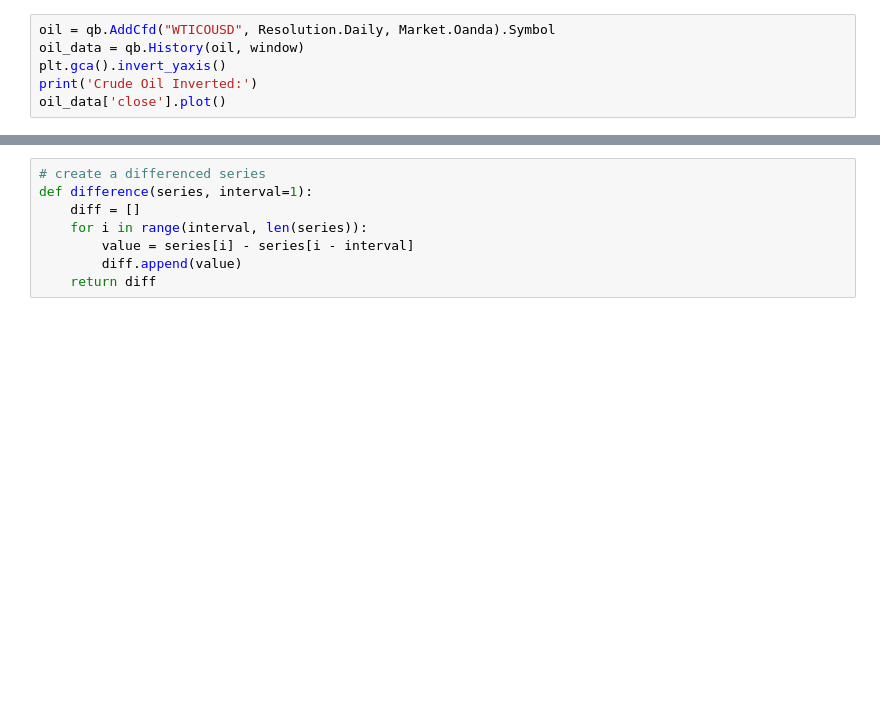
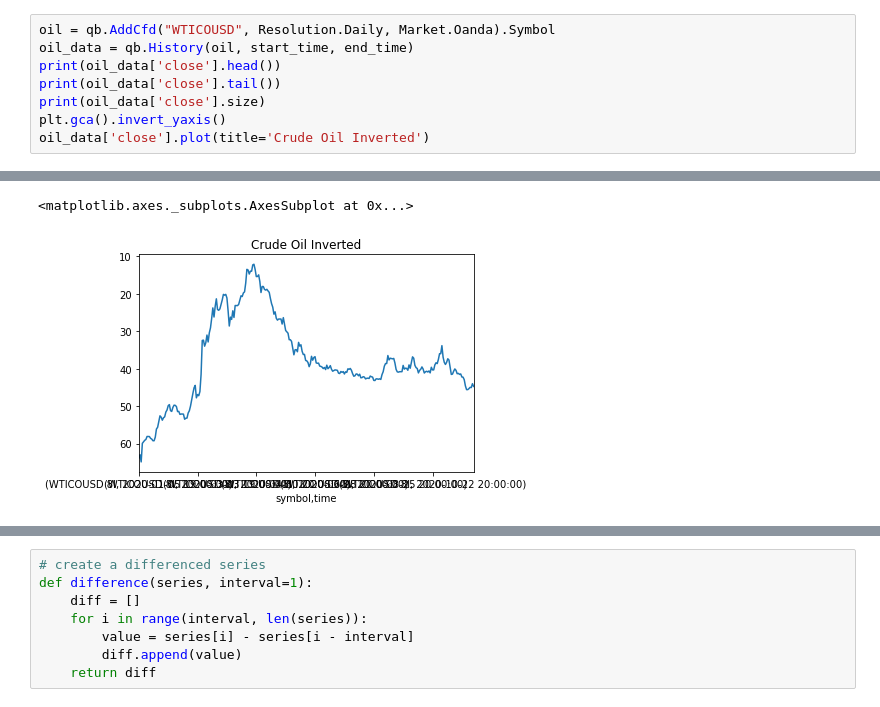
Before and after one commit to KnlnKS/Forex-Price-Predictor-Quantconnect, a Jupyter notebook: research.ipynb, the cells around one changed output, grey strips where cells are left out. Cells and saved outputs as stored; diff of their text form; blank space fills up the shorter version.

```diff
--- a/research.ipynb
+++ b/research.ipynb
@@ -40,6 +64,9 @@ forex_data['close'].plot()
 # %%
 oil = qb.AddCfd("WTICOUSD", Resolution.Daily, Market.Oanda).Symbol
-oil_data = qb.History(oil, window)
+oil_data = qb.History(oil, start_time, end_time)
+print(oil_data['close'].head())
+print(oil_data['close'].tail())
+print(oil_data['close'].size)
 plt.gca().invert_yaxis()
-print('Crude Oil Inverted:')
-oil_data['close'].plot()
+oil_data['close'].plot(title='Crude Oil Inverted')
+# %% [output]
@@ -45,0 +88,2 @@ oil_data['close'].plot()
+<matplotlib.axes._subplots.AxesSubplot at 0x...>
+[figure, added]
```
Also changed, not shown: parts of 20 cells of this notebook.
